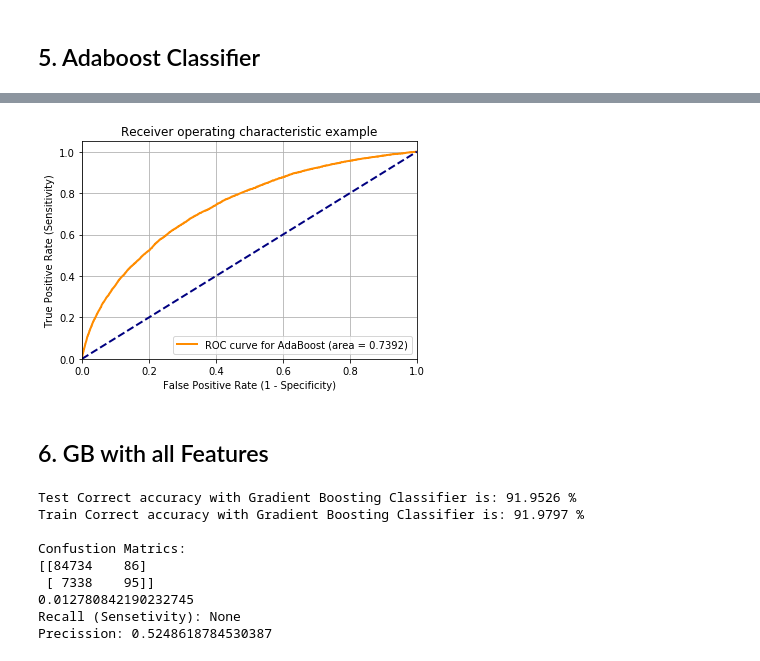
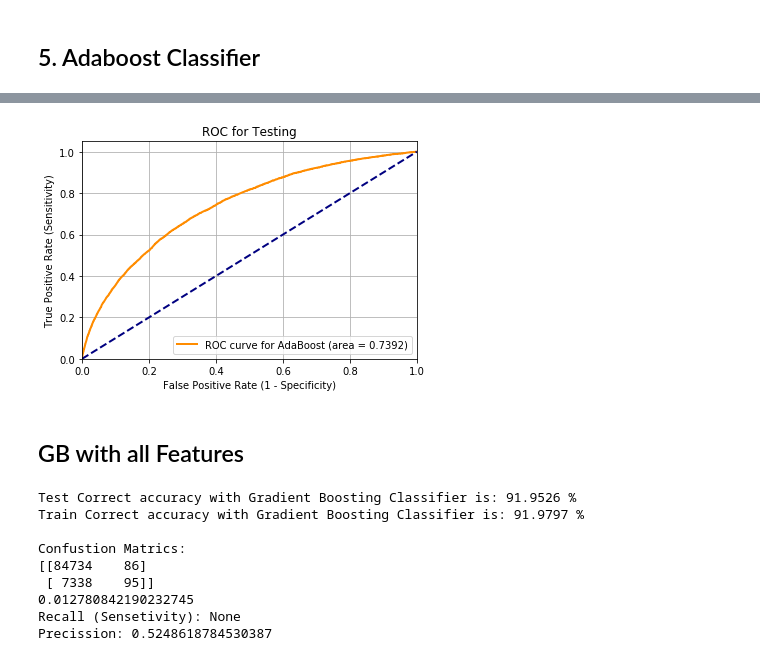
Before and after one commit to srastgou/Capstone-Project-Home-Credit-Default-Risk-, a Jupyter notebook: Capstone Proejct Home Credit Default Risk.ipynb, the cells around one changed output, grey strips where cells are left out. Cells and saved outputs as stored; diff of their text form; code cells hidden in the pictures.

```diff
--- a/Capstone Proejct Home Credit Default Risk.ipynb
+++ b/Capstone Proejct Home Credit Default Risk.ipynb
@@ -1212,29 +1313,29 @@ Train Correct accuracy with AdaBoost Classifier is: 91.9295 %
 # %%
 fpr, tpr, thresholds=roc_curve(y_test, y_pred_prob)
 roc_auc = auc(fpr, tpr)
 
 
 plt.figure()
 lw = 2
 plt.plot(fpr, tpr, color='darkorange',lw=lw, label='ROC curve for AdaBoost (area = %0.4f)' % roc_auc)
 plt.plot([0, 1], [0, 1],lw=lw, color='navy', linestyle='--')
 plt.xlim([0.0, 1.0])
 plt.ylim([0.0, 1.05])
 plt.xlabel('False Positive Rate (1 - Specificity)')
 plt.ylabel('True Positive Rate (Sensitivity)')
-plt.title('Receiver operating characteristic example')
+plt.title('ROC for Testing')
 plt.legend(loc="lower right")
 plt.grid(True)
 plt.show()
 # %% [output]
-[figure, old version]
+[figure, new version]
 # %%
 # calculate cross-validated AUC
 #print('Adaboost cross-validation AUC is',cross_val_score(AB, X, y, cv=5, scoring='roc_auc').mean())
 # %%
 Selecteddf=df
 # %% [markdown]
-## 6. GB with all Features
+## GB with all Features
 # %%
 df=pd.read_csv('application_train.csv')
 df.head()
```
Also changed, not shown: parts of 18 cells of this notebook.
